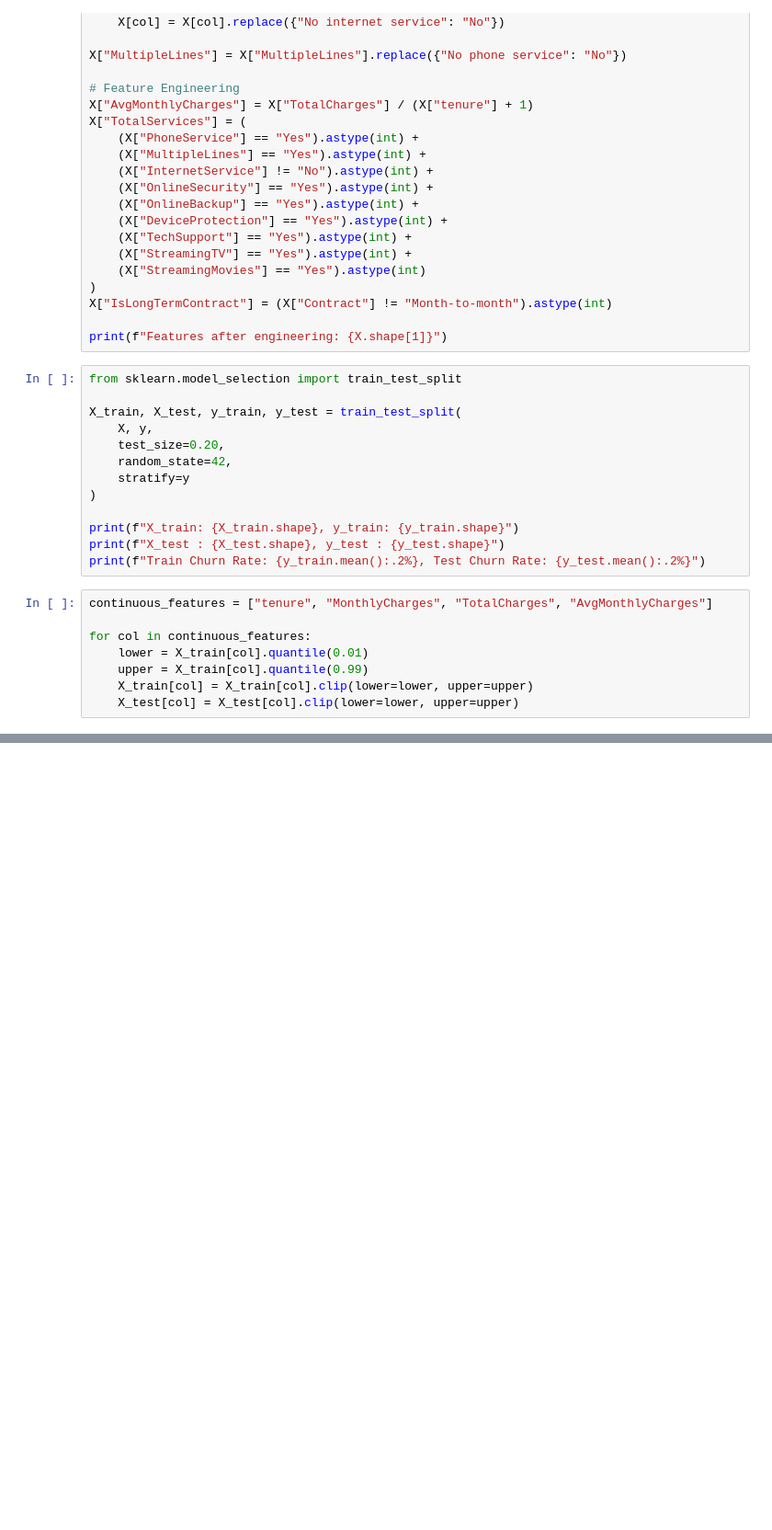
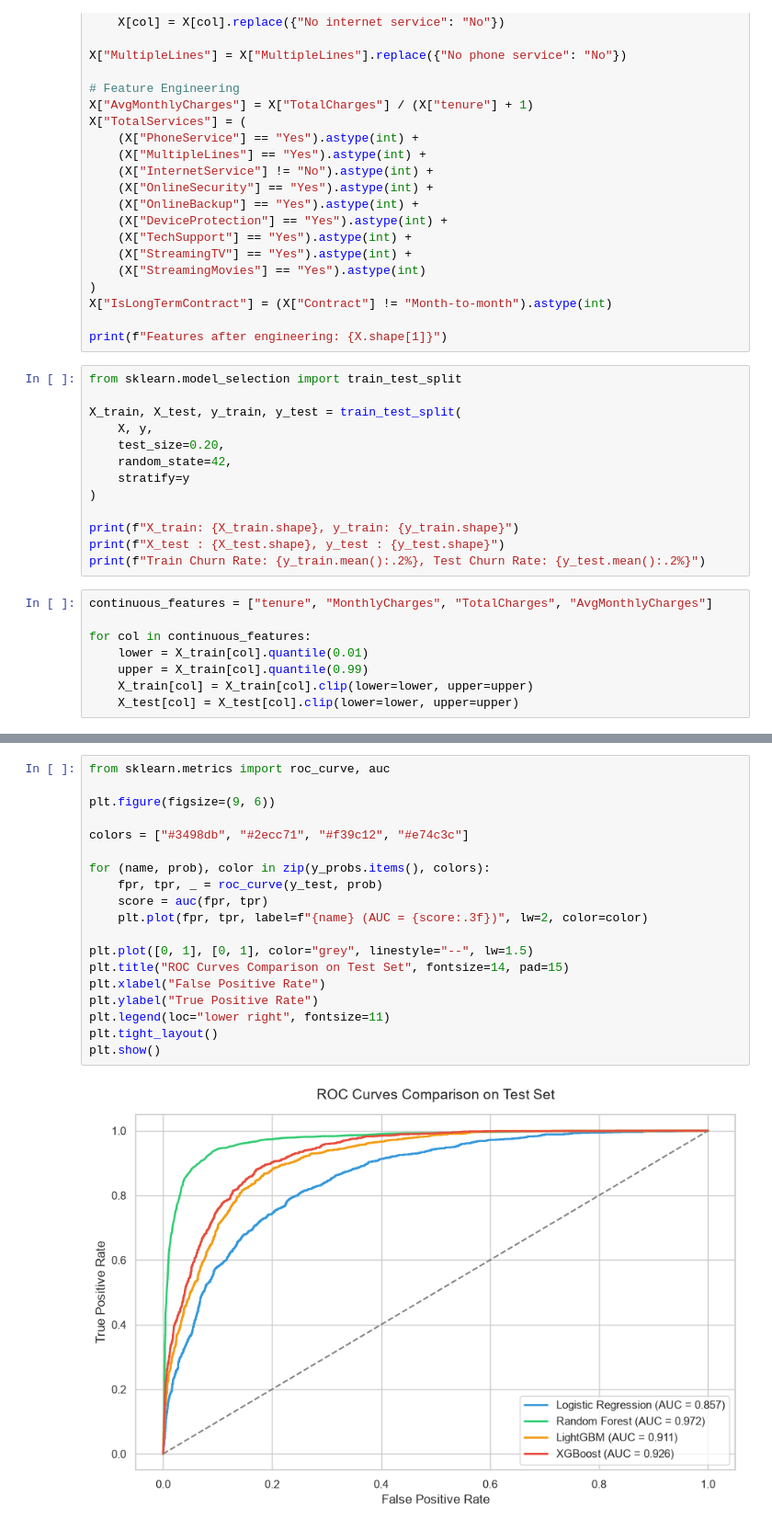
Before and after one commit to AduetDabral1/Customer-Churn, a Jupyter notebook: notebooks/EDA.ipynb, the cells around one changed output, grey strips where cells are left out. Shown at 92% size. Drawn from its saved outputs; the diff is of its cells as text; blank space fills up the shorter version.

```diff
--- a/notebooks/EDA.ipynb
+++ b/notebooks/EDA.ipynb
@@ -458,0 +519,21 @@ print("=" * 65)
+# %%
+from sklearn.metrics import roc_curve, auc
+
+plt.figure(figsize=(9, 6))
+
+colors = ["#3498db", "#2ecc71", "#f39c12", "#e74c3c"]
+
+for (name, prob), color in zip(y_probs.items(), colors):
+    fpr, tpr, _ = roc_curve(y_test, prob)
+    score = auc(fpr, tpr)
+    plt.plot(fpr, tpr, label=f"{name} (AUC = {score:.3f})", lw=2, color=color)
+
+plt.plot([0, 1], [0, 1], color="grey", linestyle="--", lw=1.5)
+plt.title("ROC Curves Comparison on Test Set", fontsize=14, pad=15)
+plt.xlabel("False Positive Rate")
+plt.ylabel("True Positive Rate")
+plt.legend(loc="lower right", fontsize=11)
+plt.tight_layout()
+plt.show()
+# %% [output]
+[figure, added]
```
Also changed, not shown: parts of 11 cells of this notebook, 1 other file.
